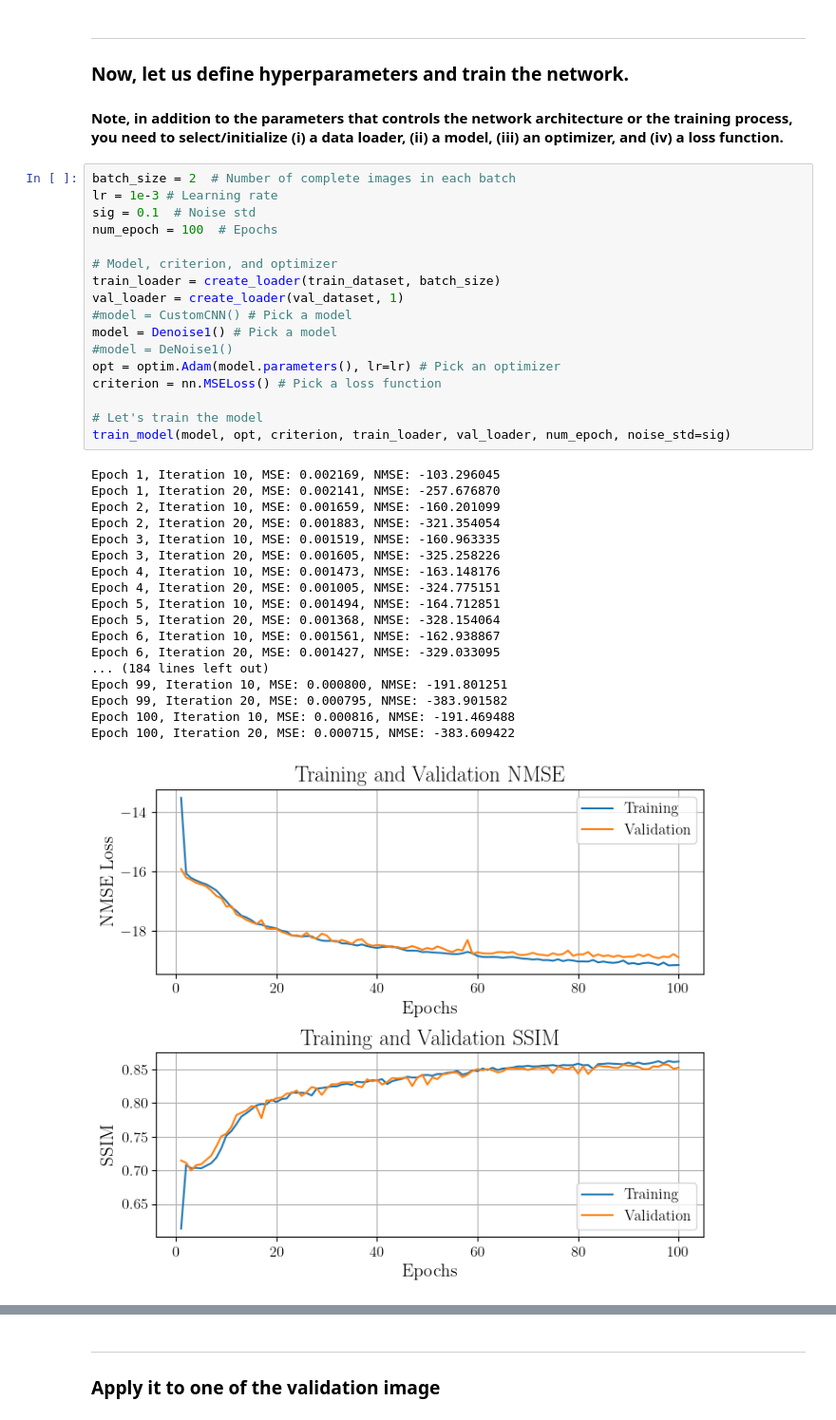
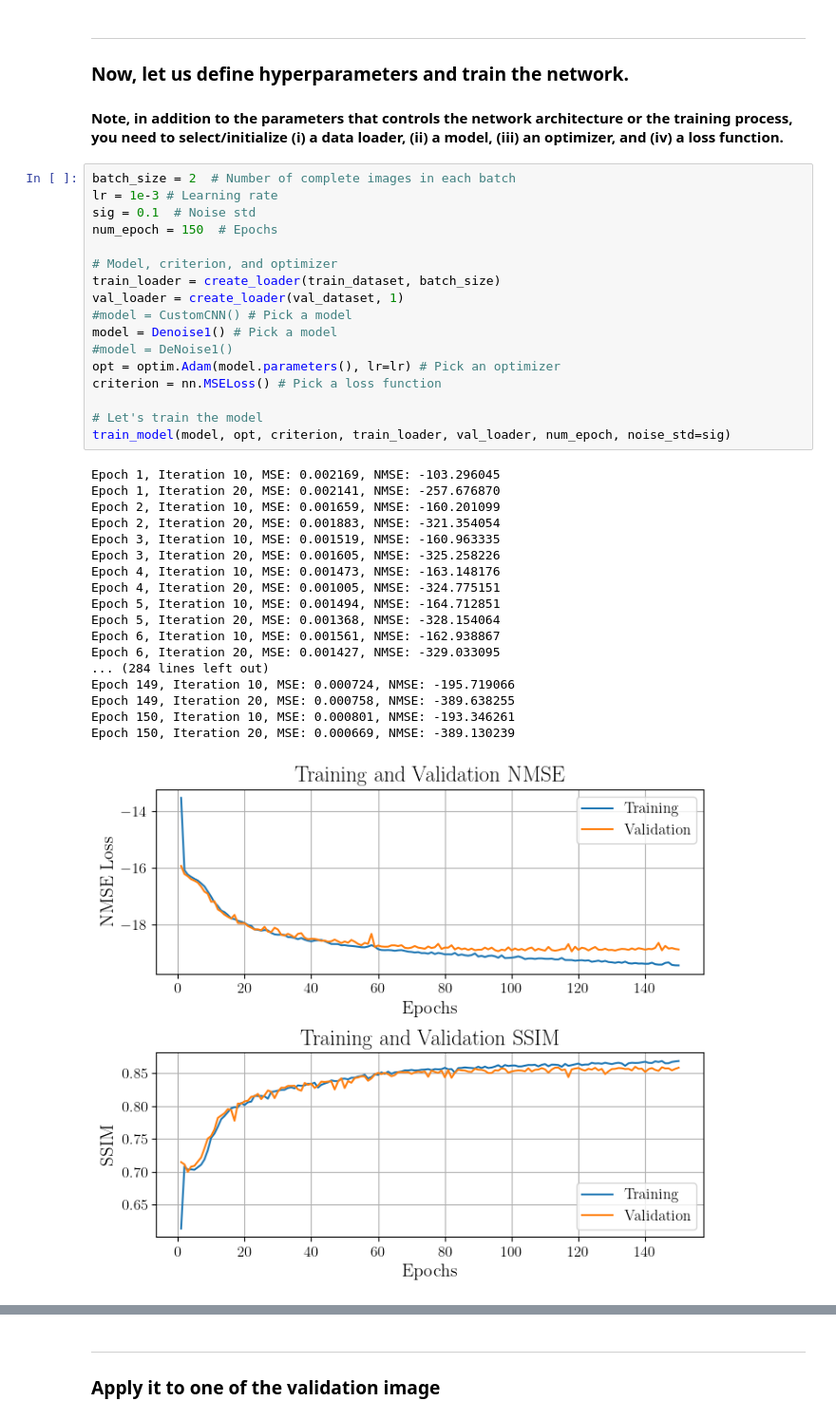
Before and after one commit to MihirJoe/MRI-Denoising, a Jupyter notebook: starter_code.ipynb, the cells around one changed output, grey strips where cells are left out. Shown at 95% size. Drawn from its saved outputs; the diff is of its cells as text.

```diff
--- a/starter_code.ipynb
+++ b/starter_code.ipynb
@@ -808,39 +808,39 @@ ___
 # %%
 batch_size = 2  # Number of complete images in each batch
 lr = 1e-3 # Learning rate
 sig = 0.1  # Noise std
-num_epoch = 100  # Epochs
+num_epoch = 150  # Epochs
 
 # Model, criterion, and optimizer
 train_loader = create_loader(train_dataset, batch_size)
 val_loader = create_loader(val_dataset, 1)
 #model = CustomCNN() # Pick a model
 model = Denoise1() # Pick a model
 #model = DeNoise1()
 opt = optim.Adam(model.parameters(), lr=lr) # Pick an optimizer
 criterion = nn.MSELoss() # Pick a loss function
 
 # Let's train the model
 train_model(model, opt, criterion, train_loader, val_loader, num_epoch, noise_std=sig)
 # %% [output]
 Epoch 1, Iteration 10, MSE: 0.002169, NMSE: -103.296045
 Epoch 1, Iteration 20, MSE: 0.002141, NMSE: -257.676870
 Epoch 2, Iteration 10, MSE: 0.001659, NMSE: -160.201099
 Epoch 2, Iteration 20, MSE: 0.001883, NMSE: -321.354054
 Epoch 3, Iteration 10, MSE: 0.001519, NMSE: -160.963335
 Epoch 3, Iteration 20, MSE: 0.001605, NMSE: -325.258226
 Epoch 4, Iteration 10, MSE: 0.001473, NMSE: -163.148176
 Epoch 4, Iteration 20, MSE: 0.001005, NMSE: -324.775151
 Epoch 5, Iteration 10, MSE: 0.001494, NMSE: -164.712851
 Epoch 5, Iteration 20, MSE: 0.001368, NMSE: -328.154064
 Epoch 6, Iteration 10, MSE: 0.001561, NMSE: -162.938867
 Epoch 6, Iteration 20, MSE: 0.001427, NMSE: -329.033095
-... (184 lines left out)
-Epoch 99, Iteration 10, MSE: 0.000800, NMSE: -191.801251
-Epoch 99, Iteration 20, MSE: 0.000795, NMSE: -383.901582
-Epoch 100, Iteration 10, MSE: 0.000816, NMSE: -191.469488
-Epoch 100, Iteration 20, MSE: 0.000715, NMSE: -383.609422
+... (284 lines left out)
+Epoch 149, Iteration 10, MSE: 0.000724, NMSE: -195.719066
+Epoch 149, Iteration 20, MSE: 0.000758, NMSE: -389.638255
+Epoch 150, Iteration 10, MSE: 0.000801, NMSE: -193.346261
+Epoch 150, Iteration 20, MSE: 0.000669, NMSE: -389.130239
-[figure, old version]
+[figure, new version]
 # %%
 #save the model
 model = Denoise1() # Pick a model
```
Also changed, not shown: parts of 2 cells of this notebook, 2 other files.
